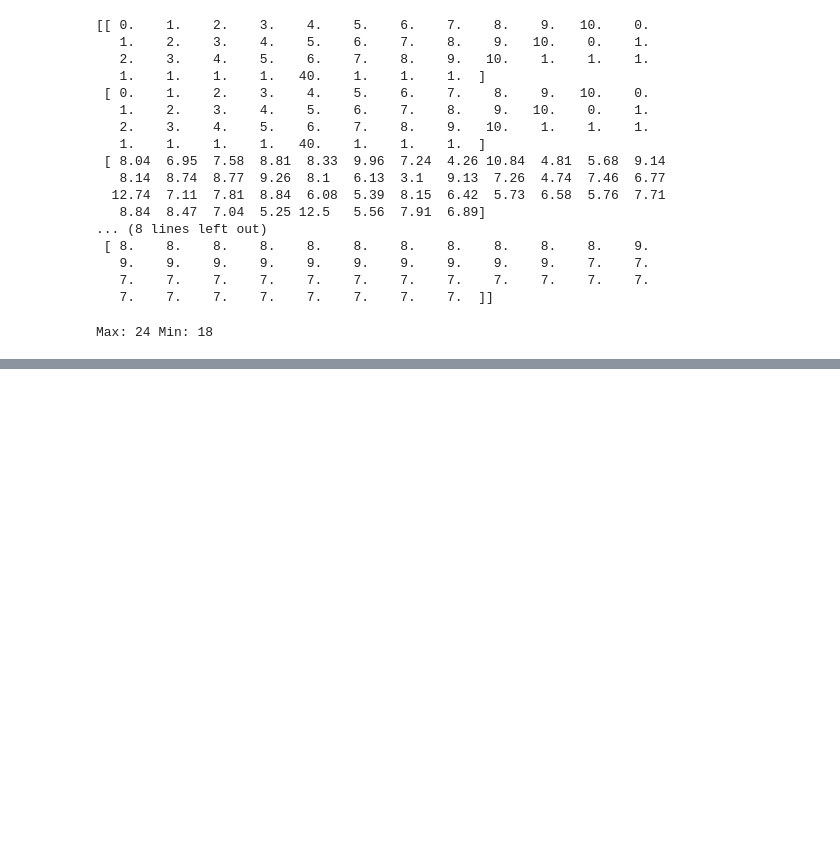
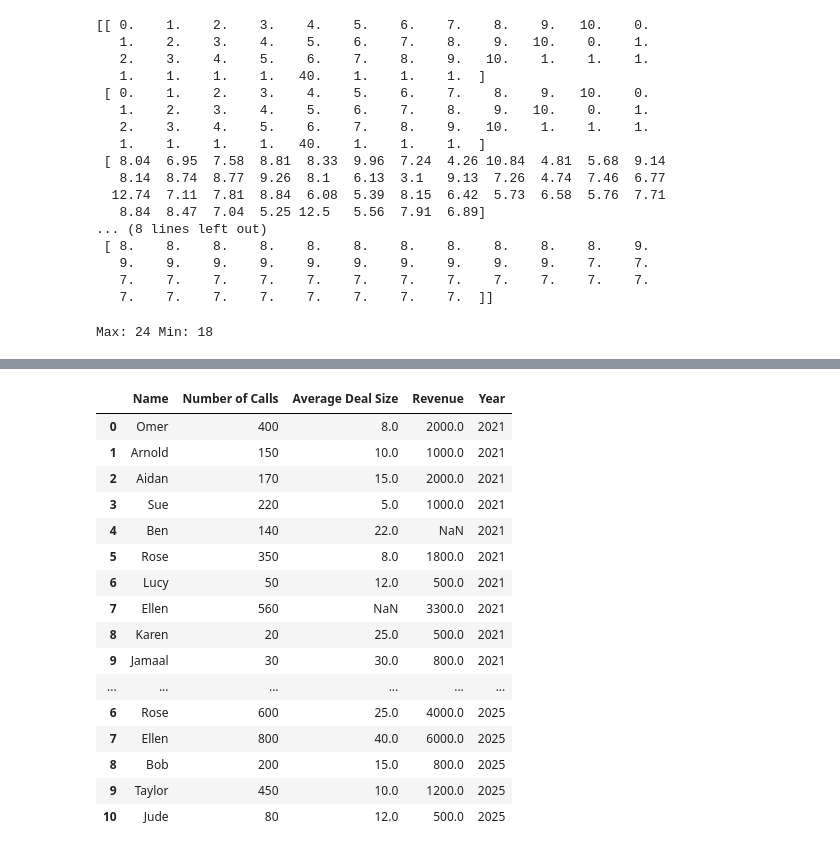
Before and after one commit to aysedemirel/machine-learning, a Jupyter notebook: dataPlayground.ipynb, the cells around one changed output, grey strips where cells are left out. Saved outputs shown, nothing was run; the diff lists cells and outputs as text; code cells hidden in the pictures; blank space fills up the shorter version.

```diff
--- a/dataPlayground.ipynb
+++ b/dataPlayground.ipynb
@@ -346,0 +407,18 @@ Max: 24 Min: 18
+# %%
+names = np.array(["Ben", "Omer", "Karen", "Celine", "Sue", "Bore", "Rose", "Ellen", "Bob", "Taylor", "Jude"])
+call_numbers = np.array([300, 10, 500, 70, 100, 100, 600, 800, 200, 450, 80])
+average_deal_sizes = np.array([8, 6, 24, 32, 5, 25, 25, 40, 15, 10, 12])
+revenues = np.array([2400, 60, 12000, 2275, 500, 770, 4000, 6000, 800, 1200, 500])
+
+#print(len(names))
+#print(len(call_numbers))
+#print(len(average_deal_sizes))
+#print(len(revenues))
+# %%
+dictionary = {"name": names,
+              "calls": call_numbers,
+              "avg_deal_size":average_deal_sizes,
+              "revenue": revenues}
+
+current_year = pd.DataFrame(dictionary)
+current_year.head()
@@ -346,0 +432,3 @@ Max: 24 Min: 18
+# %%
+current_year["Year"] = 2025
+current_year.head()
@@ -346,0 +442,23 @@ Max: 24 Min: 18
+# %%
+current_year.columns = last_year.columns
+# %%
+all_data = pd.concat([last_year, current_year], axis = 0)
+all_data
+# %% [output]
+|  | Name | Number of Calls | Average Deal Size | Revenue | Year |
+| 0 | Omer | 400 | 8.0 | 2000.0 | 2021 |
+| 1 | Arnold | 150 | 10.0 | 1000.0 | 2021 |
+| 2 | Aidan | 170 | 15.0 | 2000.0 | 2021 |
+| 3 | Sue | 220 | 5.0 | 1000.0 | 2021 |
+| 4 | Ben | 140 | 22.0 | NaN | 2021 |
+| 5 | Rose | 350 | 8.0 | 1800.0 | 2021 |
+| 6 | Lucy | 50 | 12.0 | 500.0 | 2021 |
+| 7 | Ellen | 560 | NaN | 3300.0 | 2021 |
+| 8 | Karen | 20 | 25.0 | 500.0 | 2021 |
+| 9 | Jamaal | 30 | 30.0 | 800.0 | 2021 |
+| ... | ... | ... | ... | ... | ... |
+| 6 | Rose | 600 | 25.0 | 4000.0 | 2025 |
+| 7 | Ellen | 800 | 40.0 | 6000.0 | 2025 |
+| 8 | Bob | 200 | 15.0 | 800.0 | 2025 |
+| 9 | Taylor | 450 | 10.0 | 1200.0 | 2025 |
+| 10 | Jude | 80 | 12.0 | 500.0 | 2025 |
```
Also changed, not shown: parts of 21 cells of this notebook.
